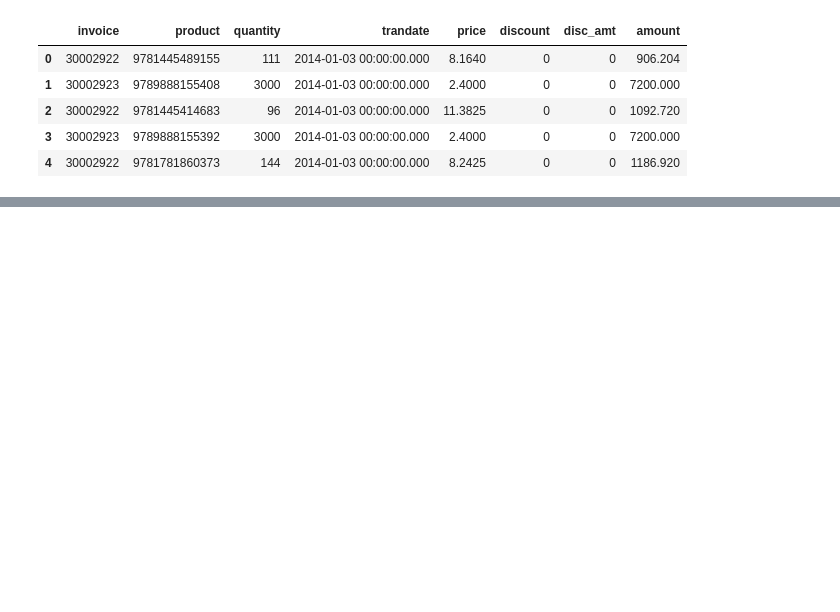
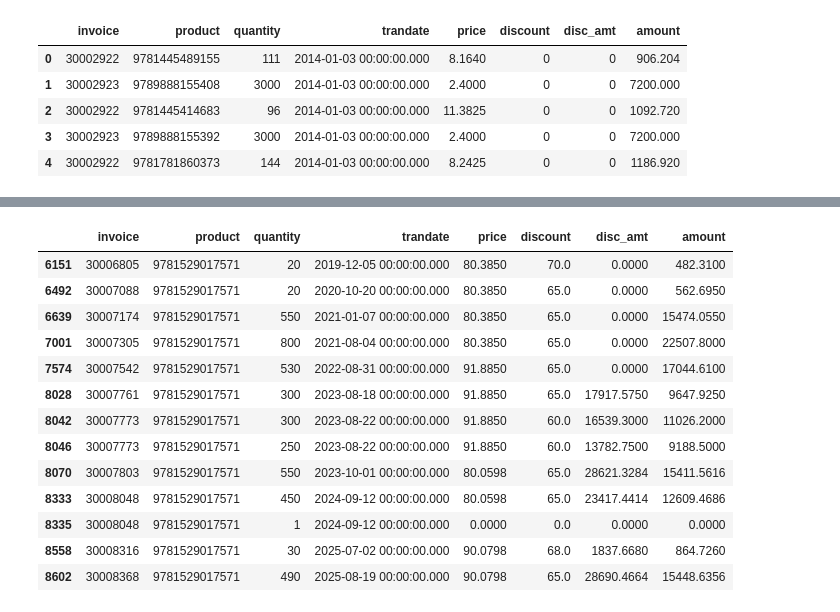
Before and after one commit to peterp2n/STAT6207_project, a Jupyter notebook: test.ipynb, the cells around one changed output, grey strips where cells are left out. Drawn from its saved outputs; the diff is of its cells as text; code cells hidden in the pictures; blank space fills up the shorter version.

```diff
--- a/test.ipynb
+++ b/test.ipynb
@@ -70,0 +130,2 @@ ct.histogram_boxplot(get_pd_dataframe("SELECT * FROM sales limit 5;", con), 'pri
+# %%
+purchase = get_pd_dataframe("SELECT * FROM purchase;", con)
@@ -70,0 +149,17 @@ ct.histogram_boxplot(get_pd_dataframe("SELECT * FROM sales limit 5;", con), 'pri
+# %%
+purchase[purchase['product'] == '9781529017571']
+# %% [output]
+|  | invoice | product | quantity | trandate | price | discount | disc_amt | amount |
+| 6151 | 30006805 | 9781529017571 | 20 | 2019-12-05 00:00:00.000 | 80.3850 | 70.0 | 0.0000 | 482.3100 |
+| 6492 | 30007088 | 9781529017571 | 20 | 2020-10-20 00:00:00.000 | 80.3850 | 65.0 | 0.0000 | 562.6950 |
+| 6639 | 30007174 | 9781529017571 | 550 | 2021-01-07 00:00:00.000 | 80.3850 | 65.0 | 0.0000 | 15474.0550 |
+| 7001 | 30007305 | 9781529017571 | 800 | 2021-08-04 00:00:00.000 | 80.3850 | 65.0 | 0.0000 | 22507.8000 |
+| 7574 | 30007542 | 9781529017571 | 530 | 2022-08-31 00:00:00.000 | 91.8850 | 65.0 | 0.0000 | 17044.6100 |
+| 8028 | 30007761 | 9781529017571 | 300 | 2023-08-18 00:00:00.000 | 91.8850 | 65.0 | 17917.5750 | 9647.9250 |
+| 8042 | 30007773 | 9781529017571 | 300 | 2023-08-22 00:00:00.000 | 91.8850 | 60.0 | 16539.3000 | 11026.2000 |
+| 8046 | 30007773 | 9781529017571 | 250 | 2023-08-22 00:00:00.000 | 91.8850 | 60.0 | 13782.7500 | 9188.5000 |
+| 8070 | 30007803 | 9781529017571 | 550 | 2023-10-01 00:00:00.000 | 80.0598 | 65.0 | 28621.3284 | 15411.5616 |
+| 8333 | 30008048 | 9781529017571 | 450 | 2024-09-12 00:00:00.000 | 80.0598 | 65.0 | 23417.4414 | 12609.4686 |
+| 8335 | 30008048 | 9781529017571 | 1 | 2024-09-12 00:00:00.000 | 0.0000 | 0.0 | 0.0000 | 0.0000 |
+| 8558 | 30008316 | 9781529017571 | 30 | 2025-07-02 00:00:00.000 | 90.0798 | 68.0 | 1837.6680 | 864.7260 |
+| 8602 | 30008368 | 9781529017571 | 490 | 2025-08-19 00:00:00.000 | 90.0798 | 65.0 | 28690.4664 | 15448.6356 |
```
Also changed, not shown: parts of 18 cells of this notebook.
